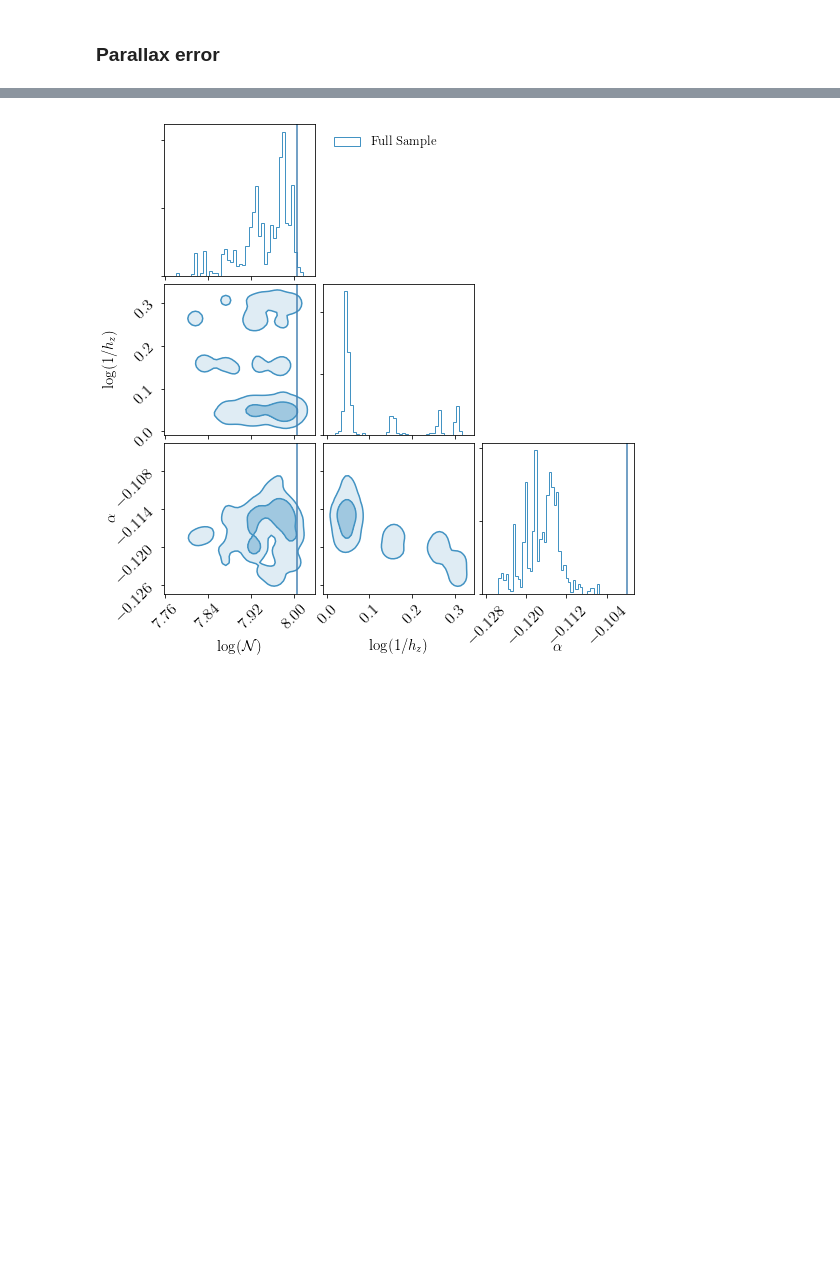
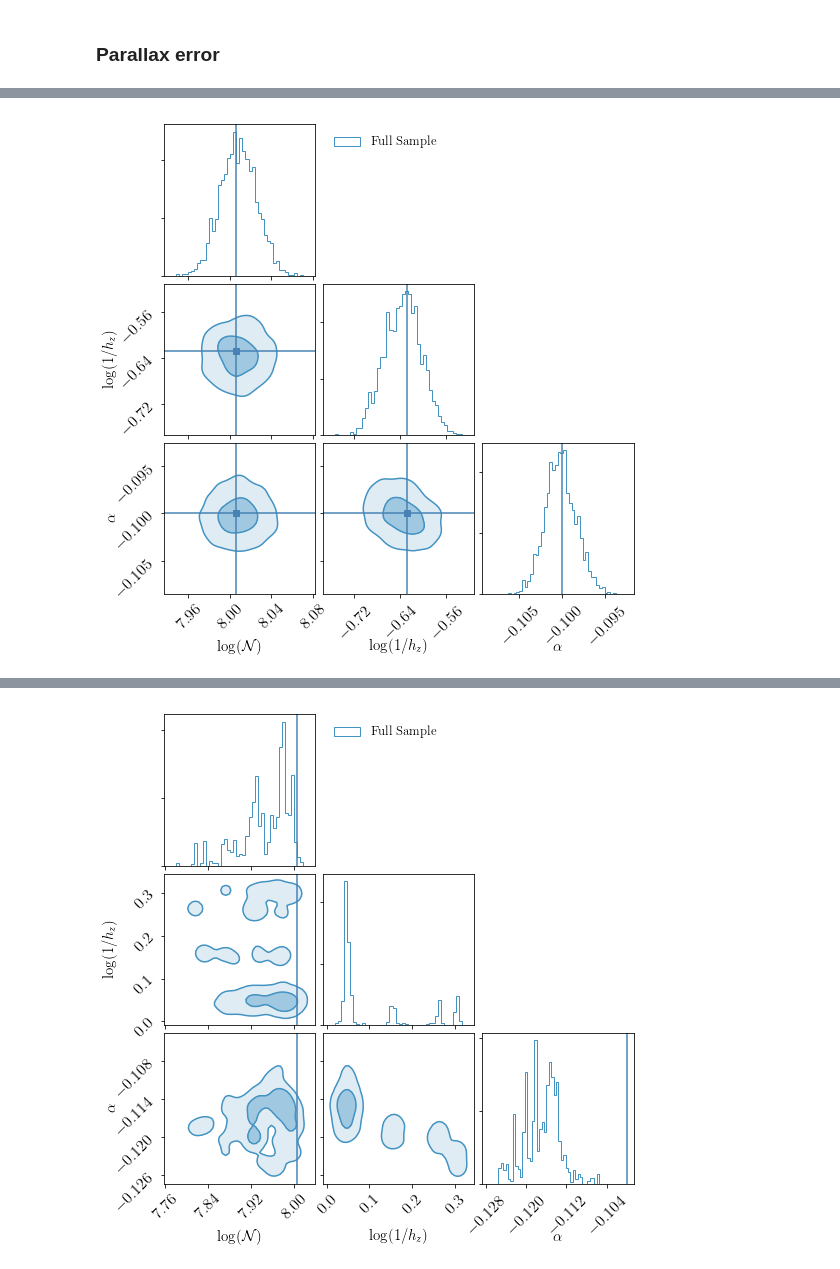
Before and after one commit to aeverall/mwtrace, a Jupyter notebook: mockmodel/Giants poisson_fit.ipynb, the cells around one changed output, grey strips where cells are left out. Cells and saved outputs as stored; diff of their text form; code cells hidden in the pictures; blank space fills up the shorter version.

Commit message:
Debugged halo Giant mockmodel by only using Gauss-Hermite (i.e. legendre[:]=False). Gauss-Legendre giving bad integral results.

```diff
--- a/mockmodel/Giants poisson_fit.ipynb
+++ b/mockmodel/Giants poisson_fit.ipynb
@@ -368,3 +364,12 @@ poisson_kwargs_global = {'sample':sample_2d,
                          'logmodel': dh_msto.logmodel_perr, 'model_integrate':dh_msto.integral_model,
                          'param_bounds':bounds, 'gmm':None, 'bins':([0,np.inf],[-np.inf,np.inf]),
                          'fid_pars':fid_pars, 'model_prior':None}
+# %%
+bounds = np.array([[-10, -10,         -5.],
+                   [ 10,  3,          0.]])
+poisson_kwargs_global['param_bounds']=bounds
+
+p0 = np.array( [transformations.logit(np.random.rand()),
+                transformations.logit(np.random.rand()),
+                -np.random.rand()*1] )
+p0
@@ -370,0 +382,3 @@ poisson_kwargs_global = {'sample':sample_2d,
+# %%
+sampler = samplers.run_mcmc_global(p0, poisson_like, bounds, nstep=1000,
+                                 ncores=1, notebook='notebook')
@@ -370,0 +387,6 @@ poisson_kwargs_global = {'sample':sample_2d,
+# %%
+index = ['Full Sample']
+plotting.layered_corners([sampler], labels=labels, index=index, truths=true_params,
+                         colors=[cm.RdBu(0.8)])
+# %% [output]
+[figure, added]
```
Also changed, not shown: parts of 23 cells of this notebook, 1 other file.
